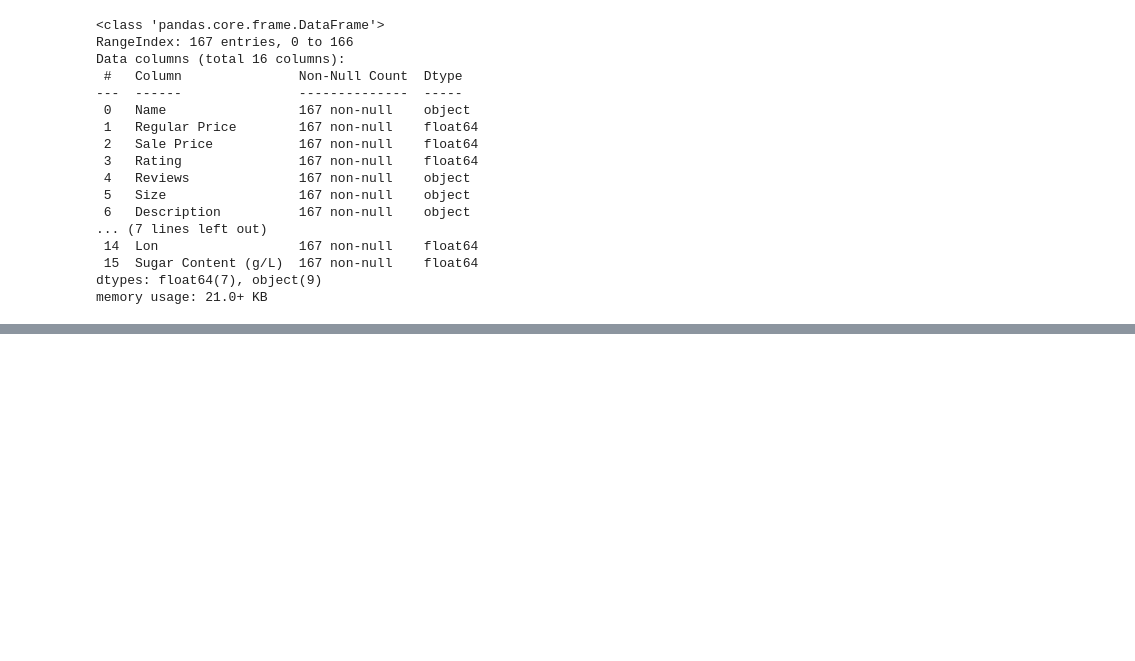
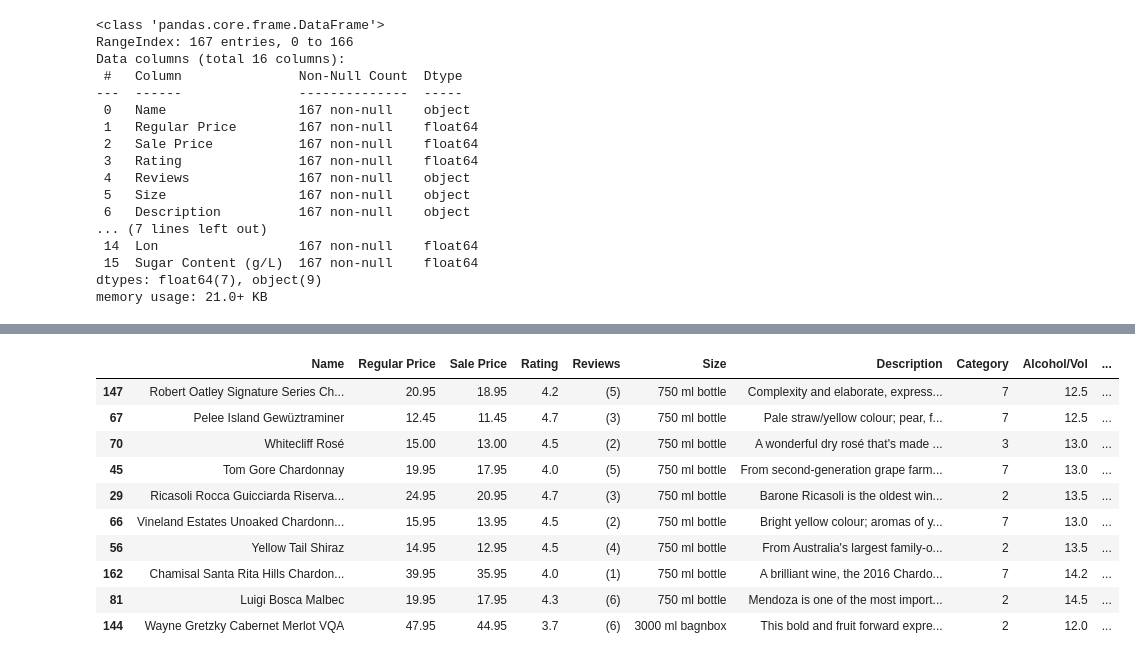
Before and after one commit to domoto86/lcbo-clustering, a Jupyter notebook: LCBO_Clustering.ipynb, the cells around one changed output, grey strips where cells are left out. Drawn from its saved outputs; the diff is of its cells as text; code cells hidden in the pictures; blank space fills up the shorter version.

```diff
--- a/LCBO_Clustering.ipynb
+++ b/LCBO_Clustering.ipynb
@@ -219,0 +178,14 @@ array([6, 0, 0, 2, 0, 0, 6, 7, 0, 2, 2, 2, 3, 0, 0, 3, 0, 2, 0, 0, 0, 0,
+# %%
+main_data_df.sample(10)
+# %% [output]
+|  | Name | Regular Price | Sale Price | Rating | Reviews | Size | Description | Category | Alcohol/Vol | ... |
+| 147 | Robert Oatley Signature Series Ch... | 20.95 | 18.95 | 4.2 | (5) | 750 ml bottle | Complexity and elaborate, express... | 7 | 12.5 | ... |
+| 67 | Pelee Island Gewüztraminer | 12.45 | 11.45 | 4.7 | (3) | 750 ml bottle | Pale straw/yellow colour; pear, f... | 7 | 12.5 | ... |
+| 70 | Whitecliff Rosé | 15.00 | 13.00 | 4.5 | (2) | 750 ml bottle | A wonderful dry rosé that's made ... | 3 | 13.0 | ... |
+| 45 | Tom Gore Chardonnay | 19.95 | 17.95 | 4.0 | (5) | 750 ml bottle | From second-generation grape farm... | 7 | 13.0 | ... |
+| 29 | Ricasoli Rocca Guicciarda Riserva... | 24.95 | 20.95 | 4.7 | (3) | 750 ml bottle | Barone Ricasoli is the oldest win... | 2 | 13.5 | ... |
+| 66 | Vineland Estates Unoaked Chardonn... | 15.95 | 13.95 | 4.5 | (2) | 750 ml bottle | Bright yellow colour; aromas of y... | 7 | 13.0 | ... |
+| 56 | Yellow Tail Shiraz | 14.95 | 12.95 | 4.5 | (4) | 750 ml bottle | From Australia's largest family-o... | 2 | 13.5 | ... |
+| 162 | Chamisal Santa Rita Hills Chardon... | 39.95 | 35.95 | 4.0 | (1) | 750 ml bottle | A brilliant wine, the 2016 Chardo... | 7 | 14.2 | ... |
+| 81 | Luigi Bosca Malbec | 19.95 | 17.95 | 4.3 | (6) | 750 ml bottle | Mendoza is one of the most import... | 2 | 14.5 | ... |
+| 144 | Wayne Gretzky Cabernet Merlot VQA | 47.95 | 44.95 | 3.7 | (6) | 3000 ml bagnbox | This bold and fruit forward expre... | 2 | 12.0 | ... |
```
Also changed, not shown: parts of 25 cells of this notebook.
